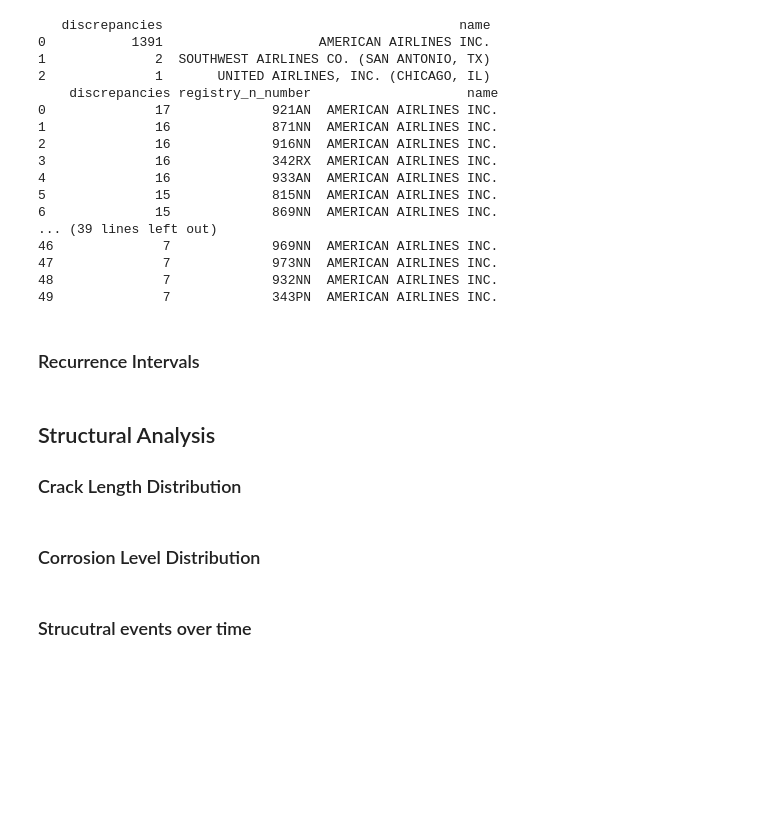
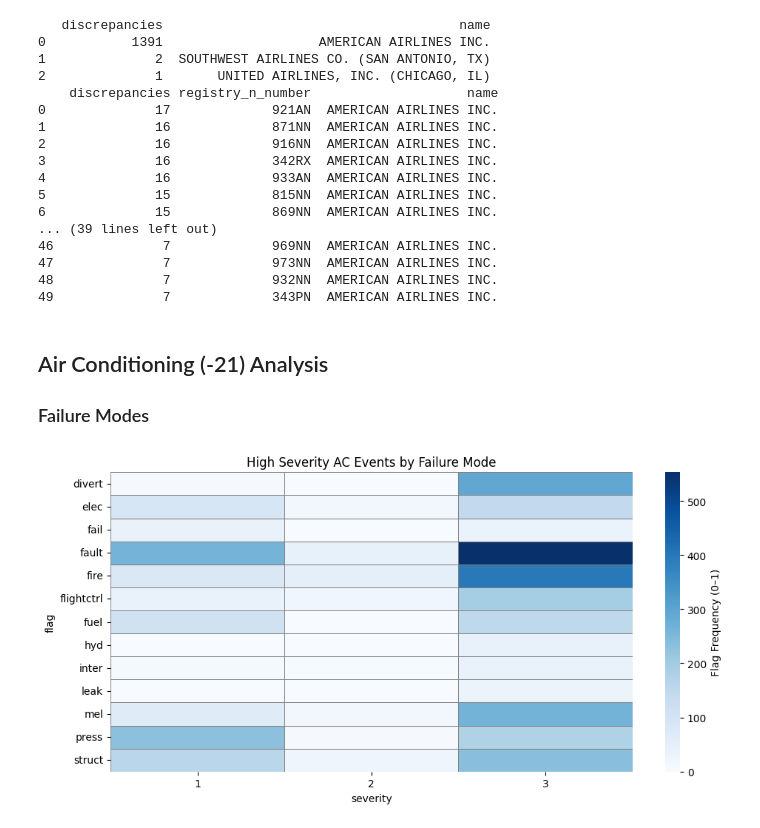
Before and after one commit to NorthrupRobert/737-800_SDR_Reliability_Analysis, a Jupyter notebook: _data_design_and_exploration/06_explore_aa.ipynb, the cells around one changed output. Drawn from its saved outputs; the diff is of its cells as text; code cells hidden in the pictures; blank space fills up the shorter version.

```diff
--- a/_data_design_and_exploration/06_explore_aa.ipynb
+++ b/_data_design_and_exploration/06_explore_aa.ipynb
@@ -1217,12 +1295,68 @@ print(df_aog_events_aircraft)
 47              7             973NN  AMERICAN AIRLINES INC.
 48              7             932NN  AMERICAN AIRLINES INC.
 49              7             343PN  AMERICAN AIRLINES INC.
-# %% [markdown]
-### Recurrence Intervals
-# %% [markdown]
-## Structural Analysis
-### Crack Length Distribution
-# %% [markdown]
-### Corrosion Level Distribution
-# %% [markdown]
-### Strucutral events over time
+# %% [markdown]
+## Air Conditioning (-21) Analysis
+### Failure Modes
+# %%
+import os
+import sys
+sys.path.append(os.path.abspath(".."))
+from util import sql_python_interface as interface
+my_df = interface.q_to_df("""
+                        SELECT  s.severity,
+                                -- SUM(s.emer_flag::int) AS emer, (REDUNDANT, ALL CLASSIFIED AS SEV 3)
+                                SUM(s.divert_flag::int) AS divert,
+                                SUM(s.fail_flag::int) AS fail,
+                                SUM(s.fault_flag::int) AS fault,
+                                SUM(s.inter_flag::int) AS inter,
+                                SUM(s.fire_flag::int) AS fire,
+                                SUM(s.leak_flag::int) AS leak,
+                                SUM(s.press_flag::int) AS press,
+                                SUM(s.elec_flag::int) AS elec,
+                                SUM(s.fuel_flag::int) AS fuel,
+                                SUM(s.hyd_flag::int) AS hyd,
+                                SUM(s.flightctrl_flag::int) AS flightctrl,
+                                SUM(s.struct_flag::int) AS struct,
+                                SUM(s.mel_flag::int) AS mel
+                        FROM sdr_event_aa AS s
+                        INNER JOIN jasc_code AS j
+                                ON j.jasc_code = s.jasc_code
+                        INNER JOIN ata_chapter AS a
+                                ON j.ata_chapter = a.ata_chapter
+                        GROUP BY s.severity
+                        ORDER BY s.severity;
+                          """)
+
+# Melt so flags become rows
+melted = my_df.melt(id_vars='severity', var_name='flag', value_name='frequency' )
+
+# Pivot so flags = rows, severity = columns
+df_keyword_heatmap = melted.pivot( index='flag', columns='severity', values='frequency').drop(columns=[0]).fillna(0)
+
+plt.figure(figsize=(10, 5))  # ← make the plot MUCH bigger BEFORE drawing
+
+ax = sns.heatmap(
+    df_keyword_heatmap,
+    cmap="Blues",
+    linewidths=0.5,
+    linecolor="gray",
+    cbar_kws={"label": "Flag Frequency (0–1)"}
+)
+
+# Ensure y-labels are fully visible
+ax.set_yticklabels(ax.get_yticklabels(), rotation=0)
+
+# Expand margins so labels never get cut off
+plt.subplots_adjust(
+    left=0.35,   # more room for long ATA descriptions
+    bottom=0.25, # more room for rotated x-labels
+    right=0.95,
+    top=0.95
+)
+
+plt.title('High Severity AC Events by Failure Mode')
+plt.tight_layout()
+plt.show()
+# %% [output]
+[figure, added]
```
Also changed, not shown: parts of 11 cells of this notebook, 3 other files.
